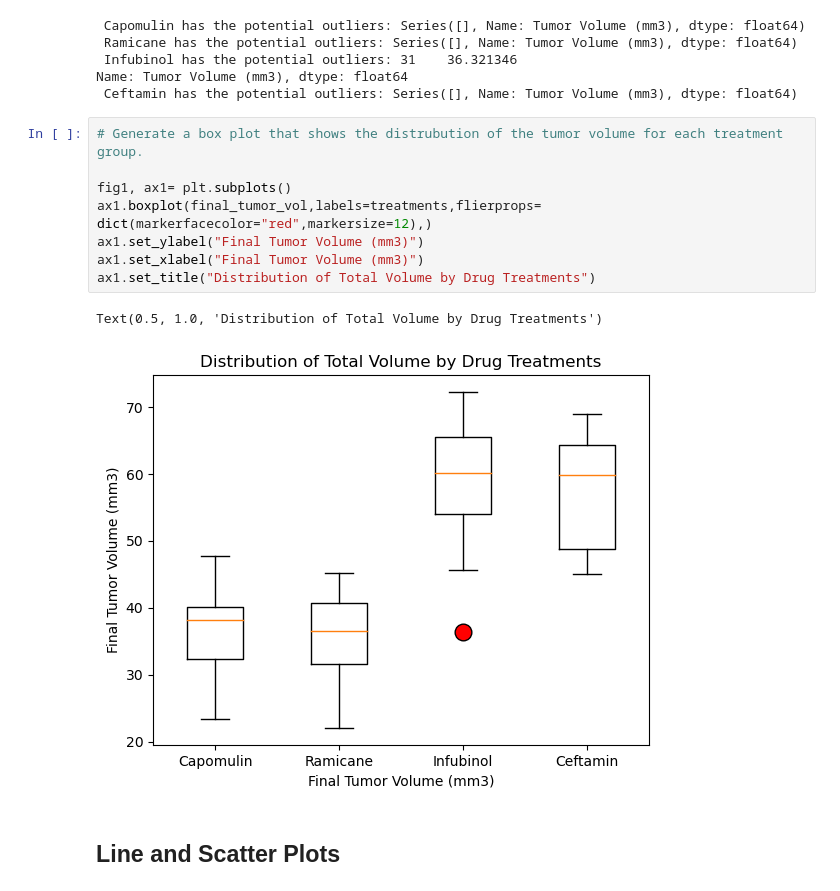
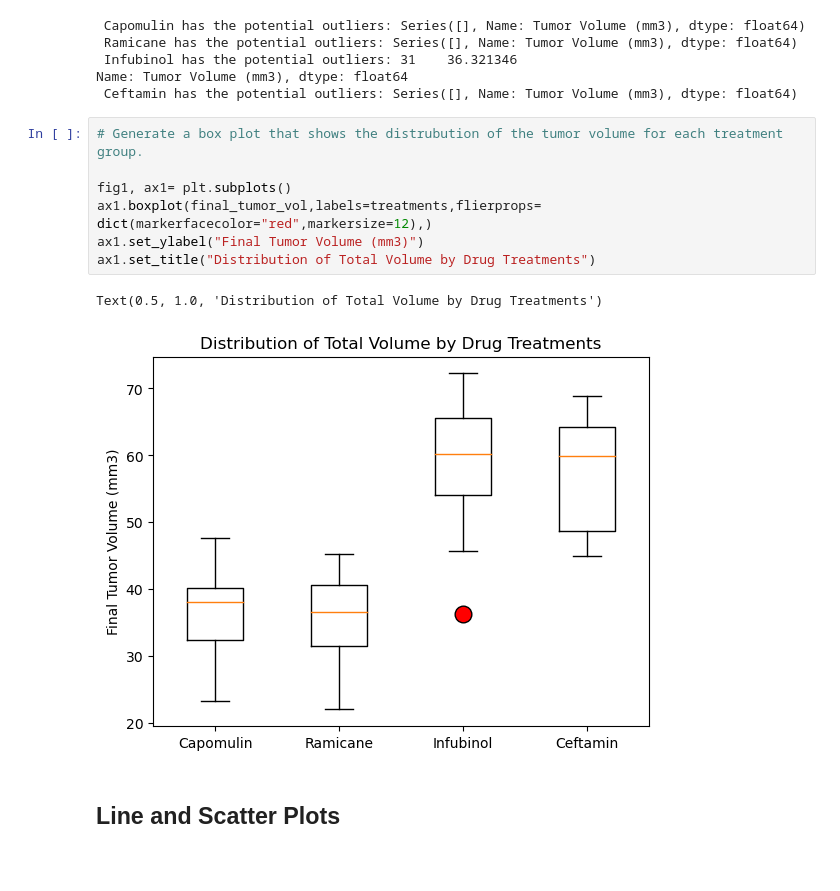
Before and after one commit to djthapa22/Pymaceutical, a Jupyter notebook: Code/Pymacueticals.ipynb, the cells around one changed output. Drawn from its saved outputs; the diff is of its cells as text; blank space fills up the shorter version.

```diff
--- a/Code/Pymacueticals.ipynb
+++ b/Code/Pymacueticals.ipynb
@@ -242,14 +244,13 @@ Name: Tumor Volume (mm3), dtype: float64
 # %%
 # Generate a box plot that shows the distrubution of the tumor volume for each treatment group.
 
 fig1, ax1= plt.subplots()
 ax1.boxplot(final_tumor_vol,labels=treatments,flierprops= dict(markerfacecolor="red",markersize=12),)
 ax1.set_ylabel("Final Tumor Volume (mm3)")
-ax1.set_xlabel("Final Tumor Volume (mm3)")
 ax1.set_title("Distribution of Total Volume by Drug Treatments")
 # %% [output]
 Text(0.5, 1.0, 'Distribution of Total Volume by Drug Treatments')
-[figure, old version]
+[figure, new version]
 # %% [markdown]
 ## Line and Scatter Plots
 # %%
```
Also changed, not shown: parts of 3 cells of this notebook.
